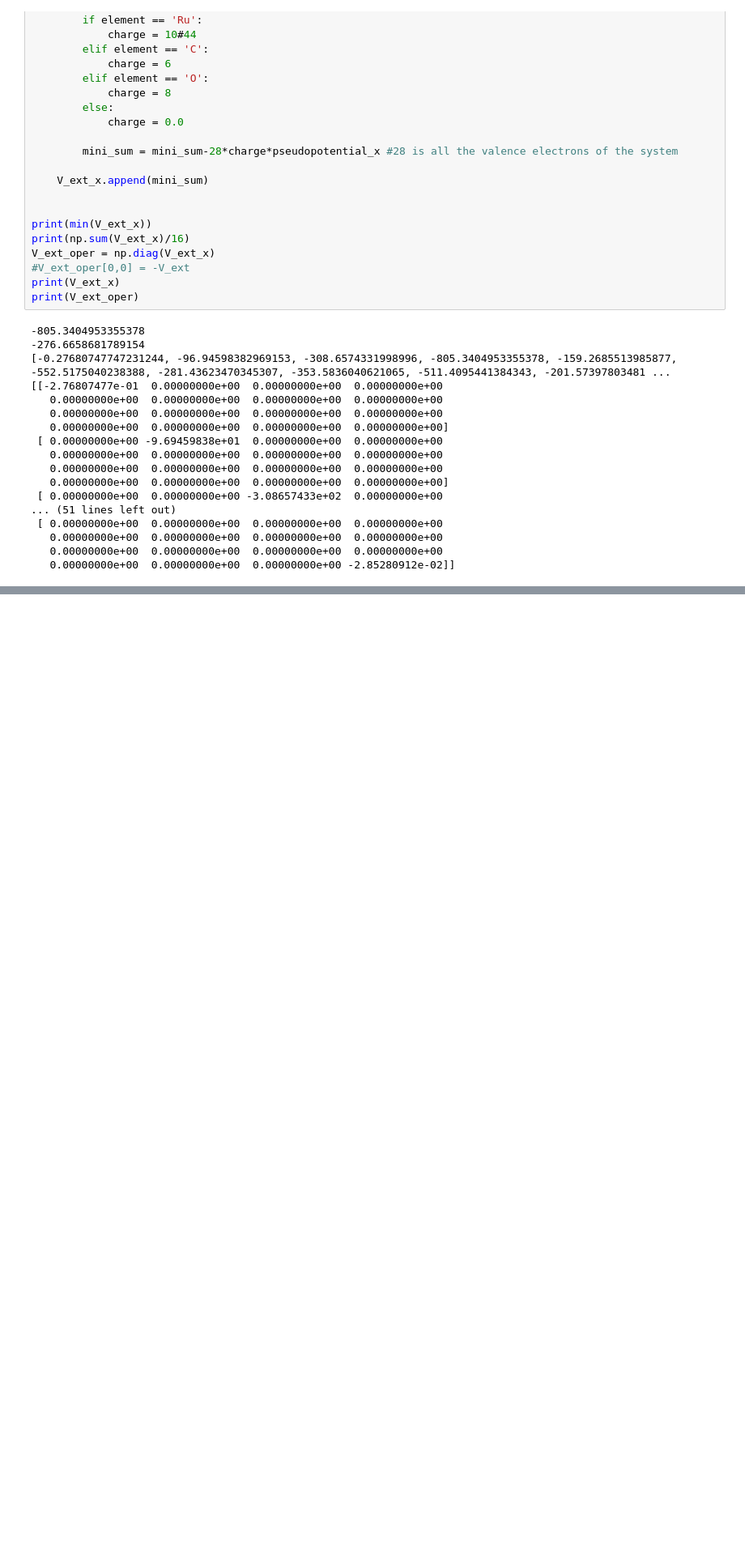
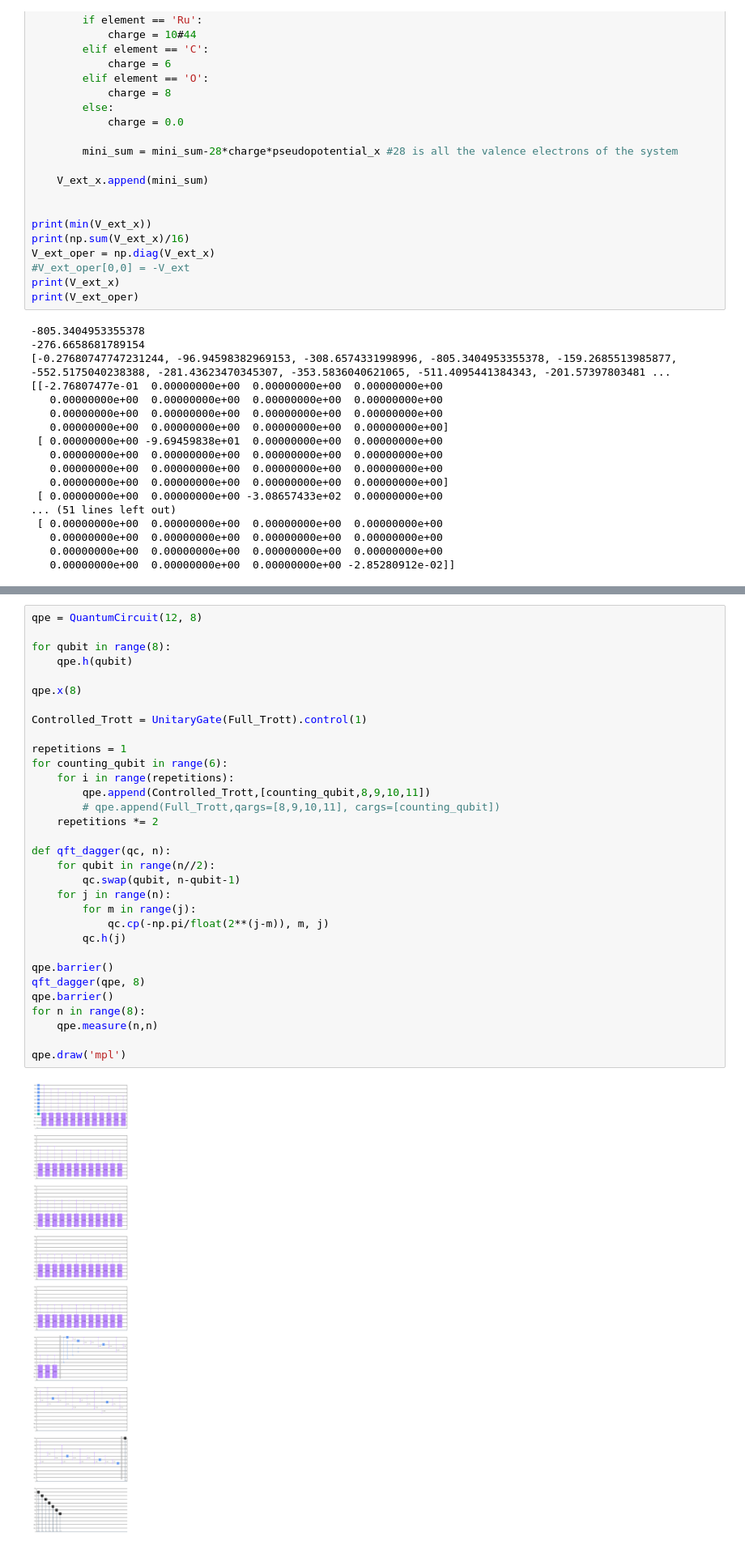
Before and after one commit to ericwalkwalke299/quantum_computing_materials_thermodynamics, a Jupyter notebook: CO2_Ru_beta-planewave-x.ipynb, the cells around one changed output, grey strips where cells are left out. Shown: that part at 81% size. Drawn from its saved outputs; the diff is of its cells as text; blank space fills up the shorter version.

```diff
--- a/CO2_Ru_beta-planewave-x.ipynb
+++ b/CO2_Ru_beta-planewave-x.ipynb
@@ -277,0 +247,34 @@ print(H_oper.size)
+# %%
+qpe = QuantumCircuit(12, 8)
+
+for qubit in range(8):
+    qpe.h(qubit)
+
+qpe.x(8)
+
+Controlled_Trott = UnitaryGate(Full_Trott).control(1)
+
+repetitions = 1
+for counting_qubit in range(6):
+    for i in range(repetitions):
+        qpe.append(Controlled_Trott,[counting_qubit,8,9,10,11])
+        # qpe.append(Full_Trott,qargs=[8,9,10,11], cargs=[counting_qubit])
+    repetitions *= 2
+
+def qft_dagger(qc, n):
+    for qubit in range(n//2):
+        qc.swap(qubit, n-qubit-1)
+    for j in range(n):
+        for m in range(j):
+            qc.cp(-np.pi/float(2**(j-m)), m, j)
+        qc.h(j)
+
+qpe.barrier()
+qft_dagger(qpe, 8)
+qpe.barrier()
+for n in range(8):
+    qpe.measure(n,n)
+
+qpe.draw('mpl')
+# %% [output]
+[figure, added]
```
Also changed, not shown: parts of 16 cells of this notebook, 13 other files.
